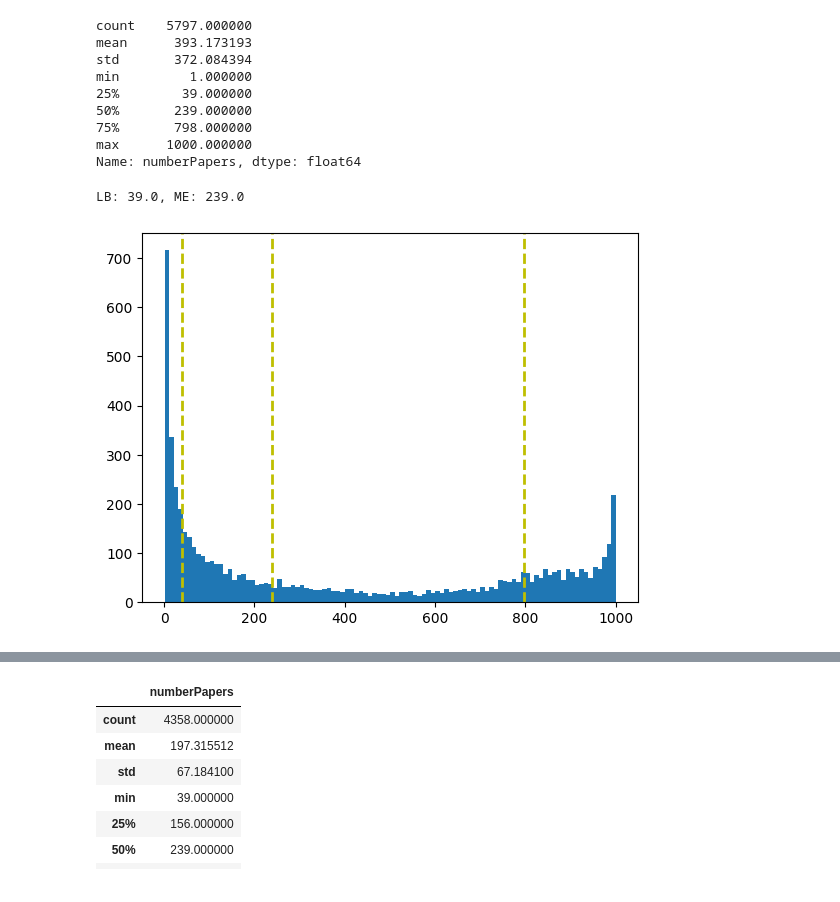
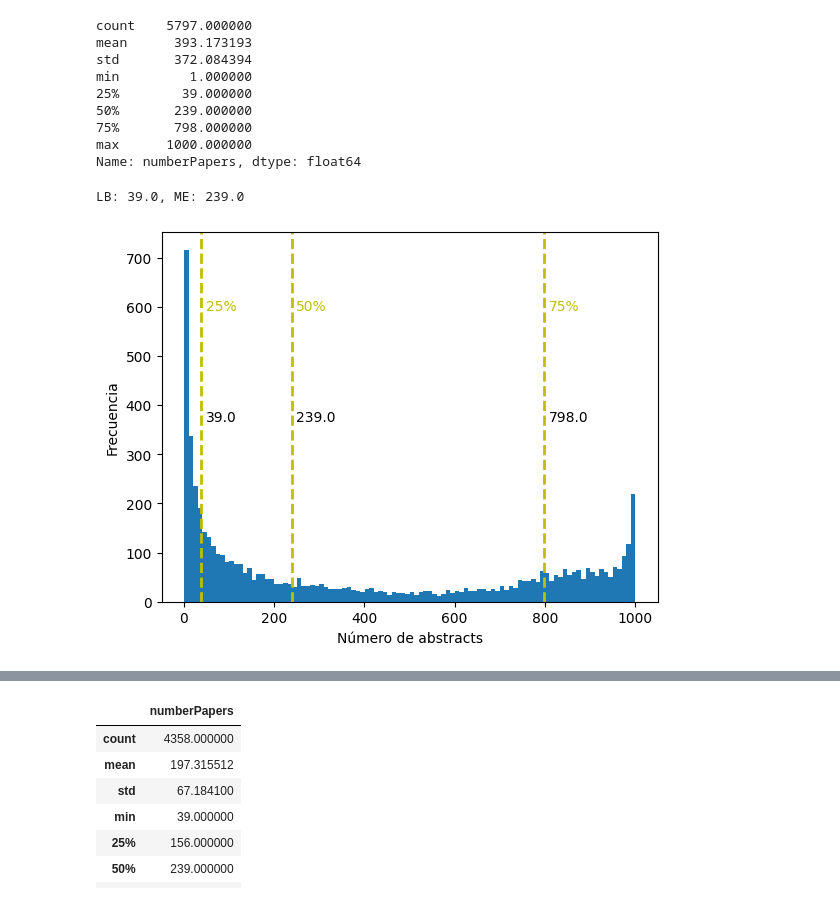
Before and after one commit to DgoMndez/DL-patogen-colab-DIIC, a Jupyter notebook: src/preprocessing/abstracts-sda.ipynb, the cells around one changed output, grey strips where cells are left out. Drawn from its saved outputs; the diff is of its cells as text; code cells hidden in the pictures.

```diff
--- a/src/preprocessing/abstracts-sda.ipynb
+++ b/src/preprocessing/abstracts-sda.ipynb
@@ -127,10 +127,24 @@ Not found phenotypes:309 = 5.06%
 # %%
 # Histogram for number of abstracts
 dfNZ = dfIndex[dfIndex.numberPapers > 0]
-plt.hist(dfNZ['numberPapers'], bins=100)
+plt.hist(dfIndex['numberPapers'], bins=100)
 
 # Draw percentiles over histogram
 percentiles = [0.25, 0.5, 0.75]
 for p in percentiles:
+    plt.axvline(dfIndex['numberPapers'].quantile(p), color='y', linestyle='dashed', linewidth=2)
+
+plt.xlabel('Nº de Abstracts')
+plt.ylabel('Frecuencia')
+plt.title('Histograma de número de abstracts por etiqueta')
+plt.show()
+
+plt.hist(dfNZ['numberPapers'], bins=100)
+for p in percentiles:
     plt.axvline(dfNZ['numberPapers'].quantile(p), color='y', linestyle='dashed', linewidth=2)
+
+plt.xlabel('Nº de Abstracts')
+plt.ylabel('Frecuencia')
+plt.title('Histograma de número de abstracts por etiqueta no nula')
+plt.show()
 # %% [output]
@@ -304,20 +319,26 @@ Name: numberPapers, dtype: float64
 # %%
 # 2. Filtro por nº abstracts por fenotipo: q_25 <= numberPapers <= Me (downsample)
 
 plt.hist(dfIndexClean['numberPapers'], bins=100)
 
 # Draw percentiles over histogram
 percentiles = [0.25, 0.5, 0.75]
 for p in percentiles:
-    plt.axvline(dfIndexClean['numberPapers'].quantile(p), color='y', linestyle='dashed', linewidth=2)
-
+    val = dfIndexClean['numberPapers'].quantile(p)
+    plt.axvline(val, color='y', linestyle='dashed', linewidth=2)
+    plt.text(val+10, plt.ylim()[1]*0.5, f'{val:.1f}', color='black', rotation=0, verticalalignment='center')
+    plt.text(val+10, plt.ylim()[1]*0.8, f'{100*p:.0f}%', color='y', rotation=0, verticalalignment='center')
 lb = dfIndexClean['numberPapers'].quantile(0.25)
 me = dfIndexClean['numberPapers'].median()
 
+plt.xlabel('Número de abstracts')
+plt.ylabel('Frecuencia')
+#plt.title('Histograma de número de abstracts por fenotipo (tras filtrado por longitud).')
+
 print(f"LB: {lb}, ME: {me}")
 # %% [output]
 LB: 39.0, ME: 239.0
-[figure, old version]
+[figure, new version]
 # %%
 # filtro por abajo
 dfIndexClean = dfIndexClean[dfIndexClean['numberPapers'] >= lb]
```
Also changed, not shown: parts of 3 cells of this notebook.
